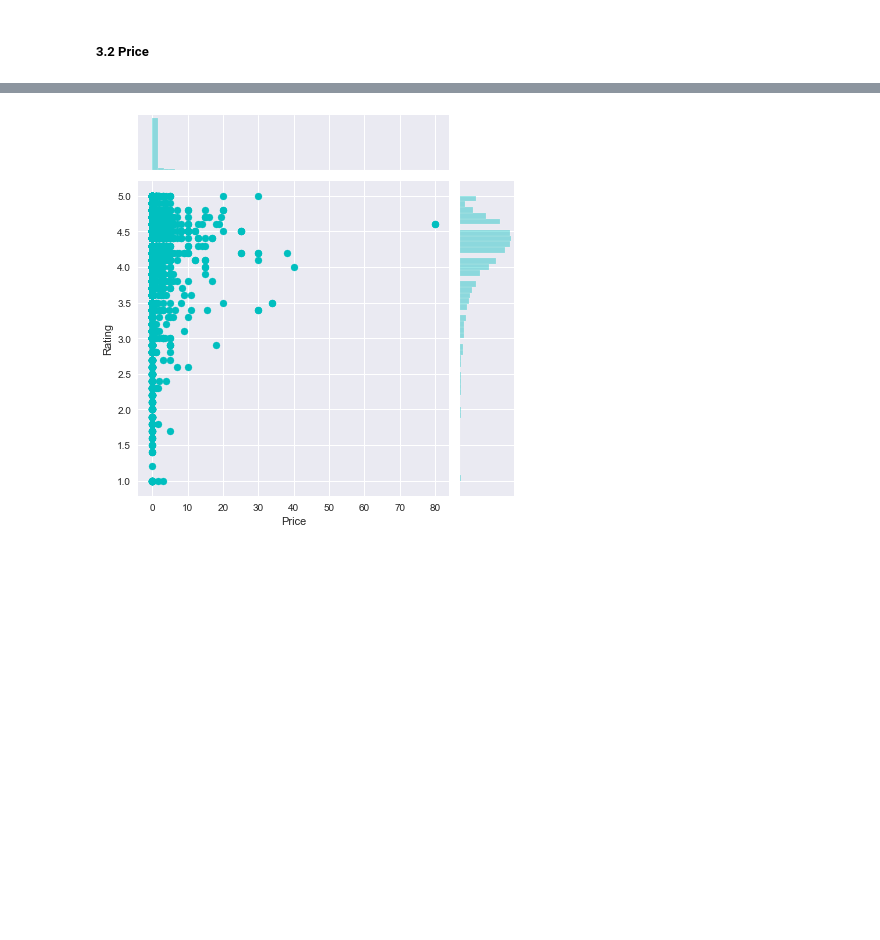
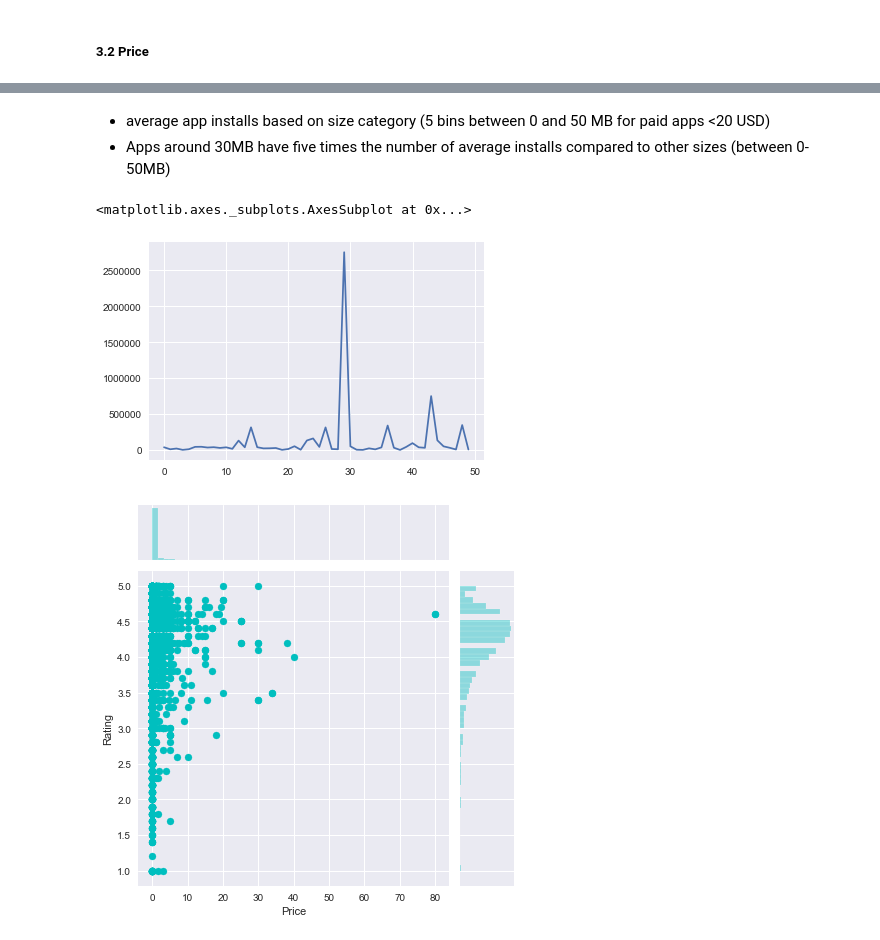
Before and after one commit to sherylwithans/potential-waddle, a Jupyter notebook: GooglePlayInsights_code.ipynb, the cells around one changed output, grey strips where cells are left out. Drawn from its saved outputs; the diff is of its cells as text; code cells hidden in the pictures; blank space fills up the shorter version.

```diff
--- a/GooglePlayInsights_code.ipynb
+++ b/GooglePlayInsights_code.ipynb
@@ -549,3 +597,19 @@ under_200_all = df[df.Price < 200]
+# %% [markdown]
+- average app installs based on size category (5 bins between 0 and 50 MB for paid apps <20 USD)
+- Apps around 30MB have five times the number of average installs compared to other sizes (between 0-50MB)
+# %%
+def calc(df,i):
+    x = df[df['size_ind']==i]['Installs']
+    return sum(x)/len(x)
+
+l=[]
+for i in range(50):
+    l.append(calc(paid,i))
+
+sns.lineplot(range(0,50),l)
+# %% [output]
+<matplotlib.axes._subplots.AxesSubplot at 0x...>
+[figure, added]
 # %%
 sns.set_style("darkgrid")
 ax = sns.jointplot(under_200_all.Price, under_200_all.Rating, height=6, color = 'c')
```
Also changed, not shown: parts of 28 cells of this notebook.
